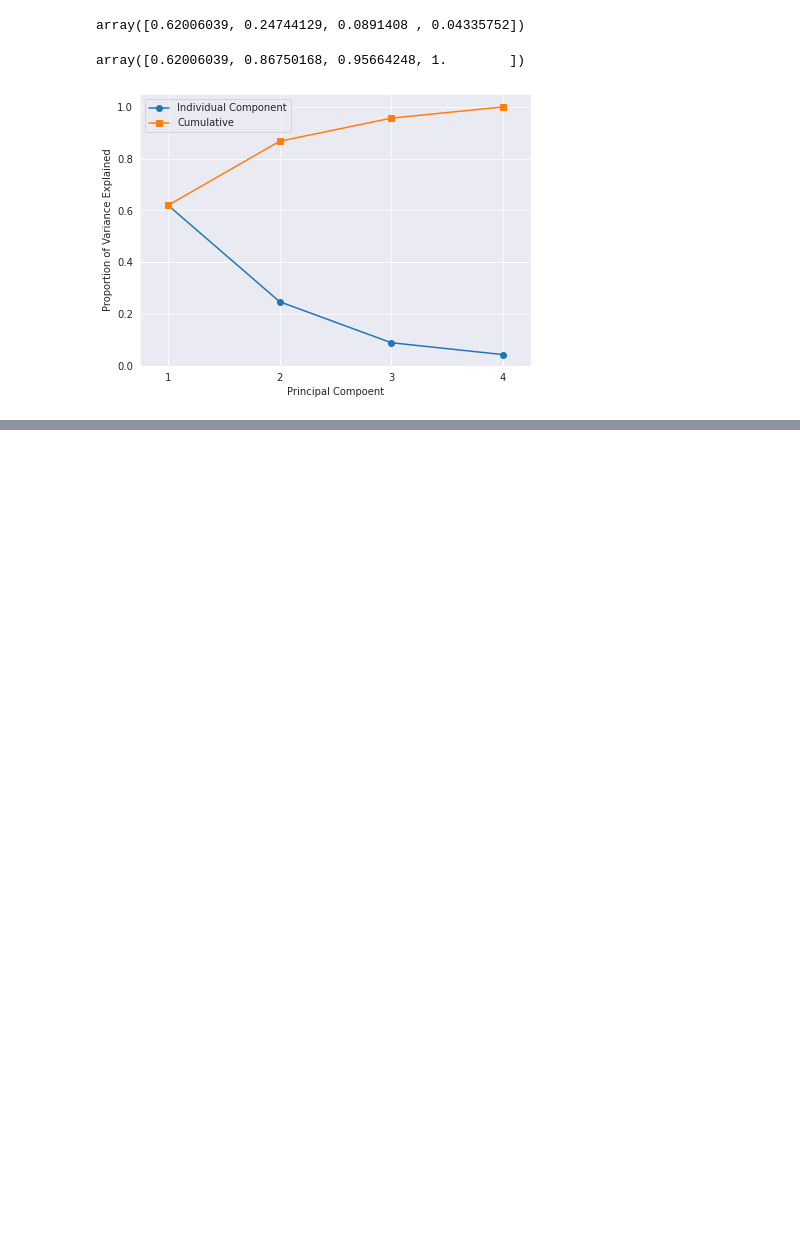
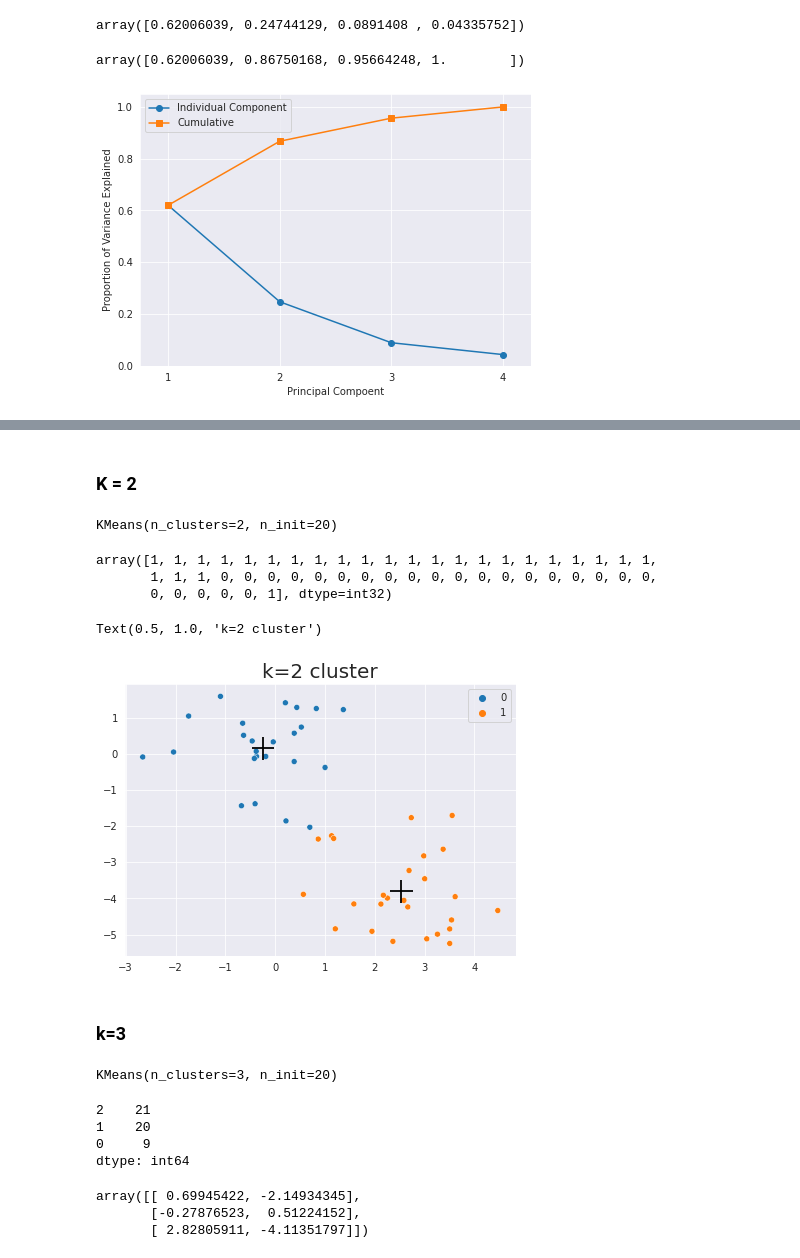
Before and after one commit to JESurzyn/intro_stat_learning_Python, a Jupyter notebook: Chapter10_Lab.ipynb, the cells around one changed output, grey strips where cells are left out. Drawn from its saved outputs; the diff is of its cells as text; code cells hidden in the pictures; blank space fills up the shorter version.

Commit message:
kmeans exercises

```diff
--- a/Chapter10_Lab.ipynb
+++ b/Chapter10_Lab.ipynb
@@ -187,0 +193,6 @@ plt.legend(loc=2);
+# %%
+#generate data
+np.random.seed(2)
+X= np.random.standard_normal((50,2))
+X[:25,0] = X[:25,0]+3
+X[:25,1] = X[:25,1]-4
@@ -187,0 +219,45 @@ plt.legend(loc=2);
+# %% [markdown]
+### K = 2
+# %%
+km1 = KMeans(n_clusters=2, n_init=20)
+km1.fit(X)
+# %% [output]
+KMeans(n_clusters=2, n_init=20)
+# %%
+#assignement labels of the clusters
+km1.labels_
+# %% [output]
+array([1, 1, 1, 1, 1, 1, 1, 1, 1, 1, 1, 1, 1, 1, 1, 1, 1, 1, 1, 1, 1, 1,
+       1, 1, 1, 0, 0, 0, 0, 0, 0, 0, 0, 0, 0, 0, 0, 0, 0, 0, 0, 0, 0, 0,
+       0, 0, 0, 0, 0, 1], dtype=int32)
+# %%
+#plotting first cluster model
+plt.figure(figsize=(7,5))
+sns.scatterplot(x=X[:,0],y=X[:,1], hue=km1.labels_)
+sns.scatterplot(x=km1.cluster_centers_[:,0],y=km1.cluster_centers_[:,1],
+                hue=range(2),s=500, marker='+',ec='black', legend=False)
+plt.title("k=2 cluster", fontsize=20)
+# %% [output]
+Text(0.5, 1.0, 'k=2 cluster')
+[figure, added]
+# %% [markdown]
+### k=3
+# %%
+np.random.seed(4)
+km2 =KMeans(n_clusters=3,n_init=20)
+km2.fit(X)
+# %% [output]
+KMeans(n_clusters=3, n_init=20)
+# %%
+pd.Series(km2.labels_).value_counts()
+# %% [output]
+2    21
+1    20
+0     9
+dtype: int64
+# %%
+km2.cluster_centers_
+# %% [output]
+array([[ 0.69945422, -2.14934345],
+       [-0.27876523,  0.51224152],
+       [ 2.82805911, -4.11351797]])
```
Also changed, not shown: parts of 13 cells of this notebook.
